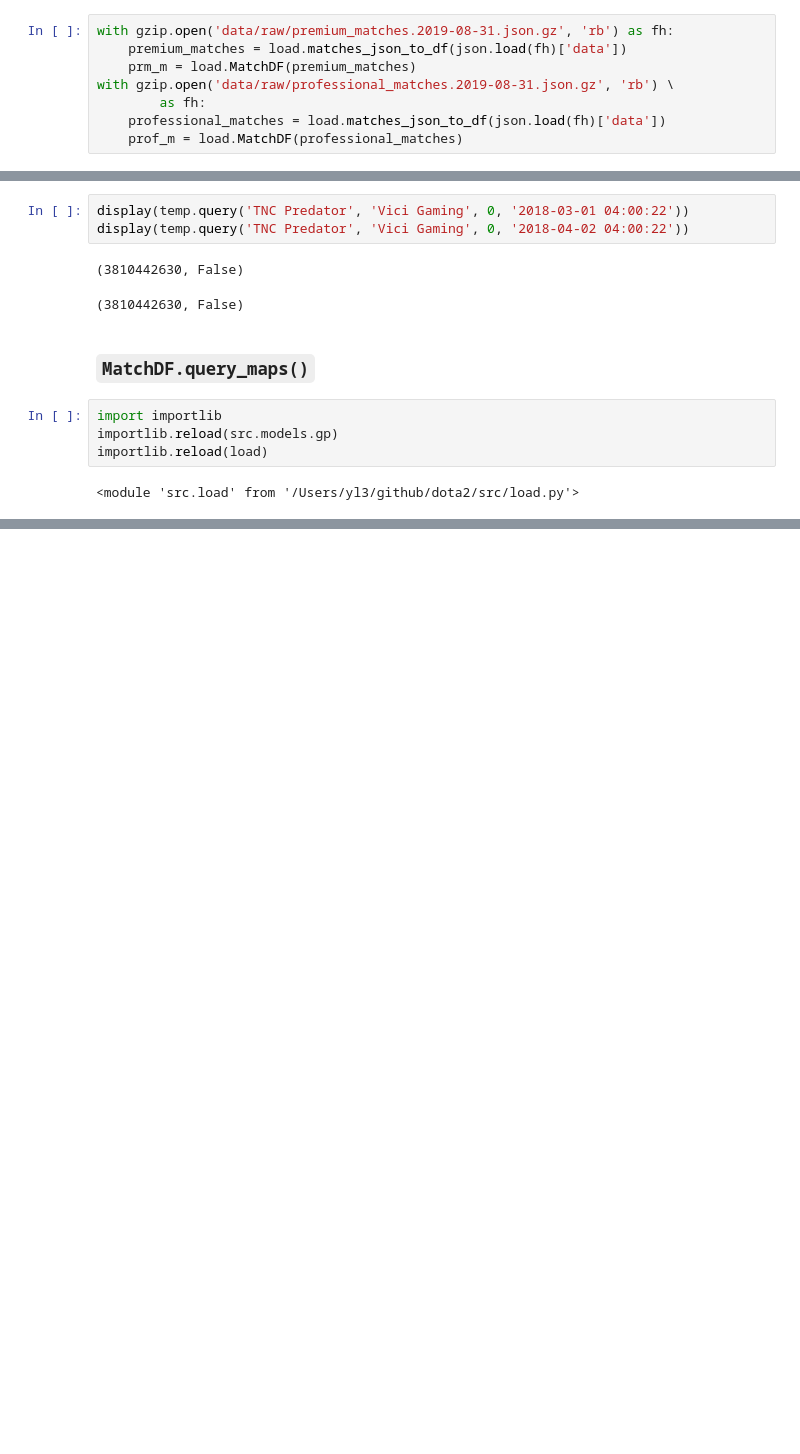
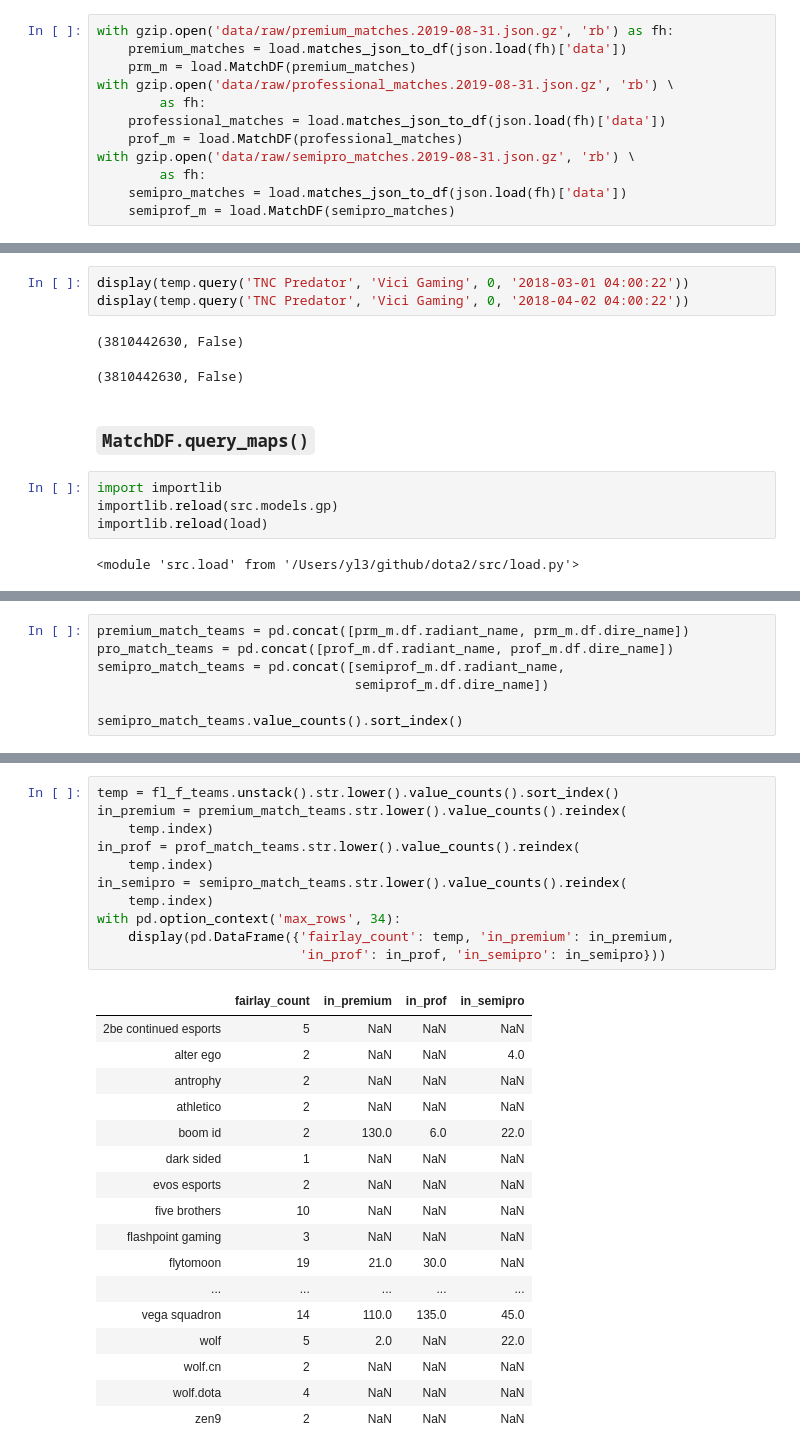
Before and after one commit to yl3/dota2, a Jupyter notebook: notebooks/2019-09-09.data_for_prof_matches.ipynb, the cells around one changed output, grey strips where cells are left out. Drawn from its saved outputs; the diff is of its cells as text; blank space fills up the shorter version.

```diff
--- a/notebooks/2019-09-09.data_for_prof_matches.ipynb
+++ b/notebooks/2019-09-09.data_for_prof_matches.ipynb
@@ -97,6 +92,10 @@ with gzip.open('data/raw/professional_matches.2019-08-31.json.gz', 'rb') \
         as fh:
     professional_matches = load.matches_json_to_df(json.load(fh)['data'])
     prof_m = load.MatchDF(professional_matches)
+with gzip.open('data/raw/semipro_matches.2019-08-31.json.gz', 'rb') \
+        as fh:
+    semipro_matches = load.matches_json_to_df(json.load(fh)['data'])
+    semiprof_m = load.MatchDF(semipro_matches)
 # %% [markdown]
 ## Side track: test class for querying MatchDF matches.
 # %%
@@ -166,0 +178,7 @@ prm_m.query_maps('TNC Predator', 'Vici Gaming', [0, 0, 1],
+# %%
+premium_match_teams = pd.concat([prm_m.df.radiant_name, prm_m.df.dire_name])
+pro_match_teams = pd.concat([prof_m.df.radiant_name, prof_m.df.dire_name])
+semipro_match_teams = pd.concat([semiprof_m.df.radiant_name,
+                                 semiprof_m.df.dire_name])
+
+semipro_match_teams.value_counts().sort_index()
@@ -166,0 +214,29 @@ prm_m.query_maps('TNC Predator', 'Vici Gaming', [0, 0, 1],
+# %%
+temp = fl_f_teams.unstack().str.lower().value_counts().sort_index()
+in_premium = premium_match_teams.str.lower().value_counts().reindex(
+    temp.index)
+in_prof = prof_match_teams.str.lower().value_counts().reindex(
+    temp.index)
+in_semipro = semipro_match_teams.str.lower().value_counts().reindex(
+    temp.index)
+with pd.option_context('max_rows', 34):
+    display(pd.DataFrame({'fairlay_count': temp, 'in_premium': in_premium,
+                          'in_prof': in_prof, 'in_semipro': in_semipro}))
+# %% [output]
+|  | fairlay_count | in_premium | in_prof | in_semipro |
+| 2be continued esports | 5 | NaN | NaN | NaN |
+| alter ego | 2 | NaN | NaN | 4.0 |
+| antrophy | 2 | NaN | NaN | NaN |
+| athletico | 2 | NaN | NaN | NaN |
+| boom id | 2 | 130.0 | 6.0 | 22.0 |
+| dark sided | 1 | NaN | NaN | NaN |
+| evos esports | 2 | NaN | NaN | NaN |
+| five brothers | 10 | NaN | NaN | NaN |
+| flashpoint gaming | 3 | NaN | NaN | NaN |
+| flytomoon | 19 | 21.0 | 30.0 | NaN |
+| ... | ... | ... | ... | ... |
+| vega squadron | 14 | 110.0 | 135.0 | 45.0 |
+| wolf | 5 | 2.0 | NaN | 22.0 |
+| wolf.cn | 2 | NaN | NaN | NaN |
+| wolf.dota | 4 | NaN | NaN | NaN |
+| zen9 | 2 | NaN | NaN | NaN |
```
Also changed, not shown: parts of 23 cells of this notebook, 1 other file.
